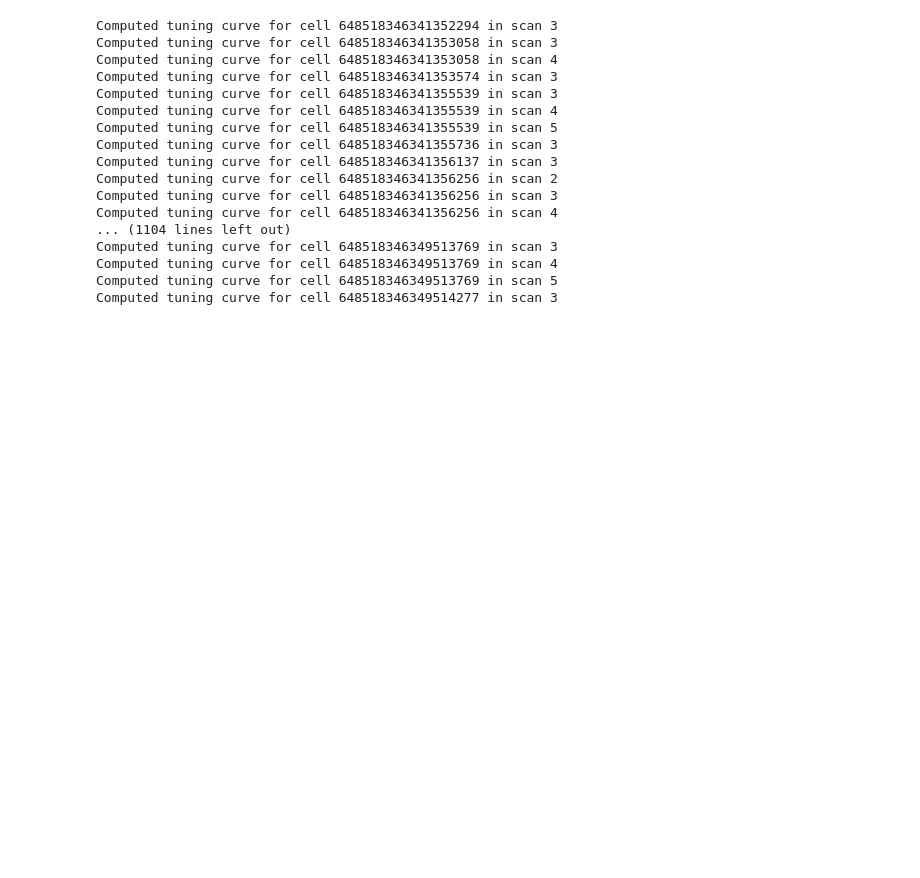
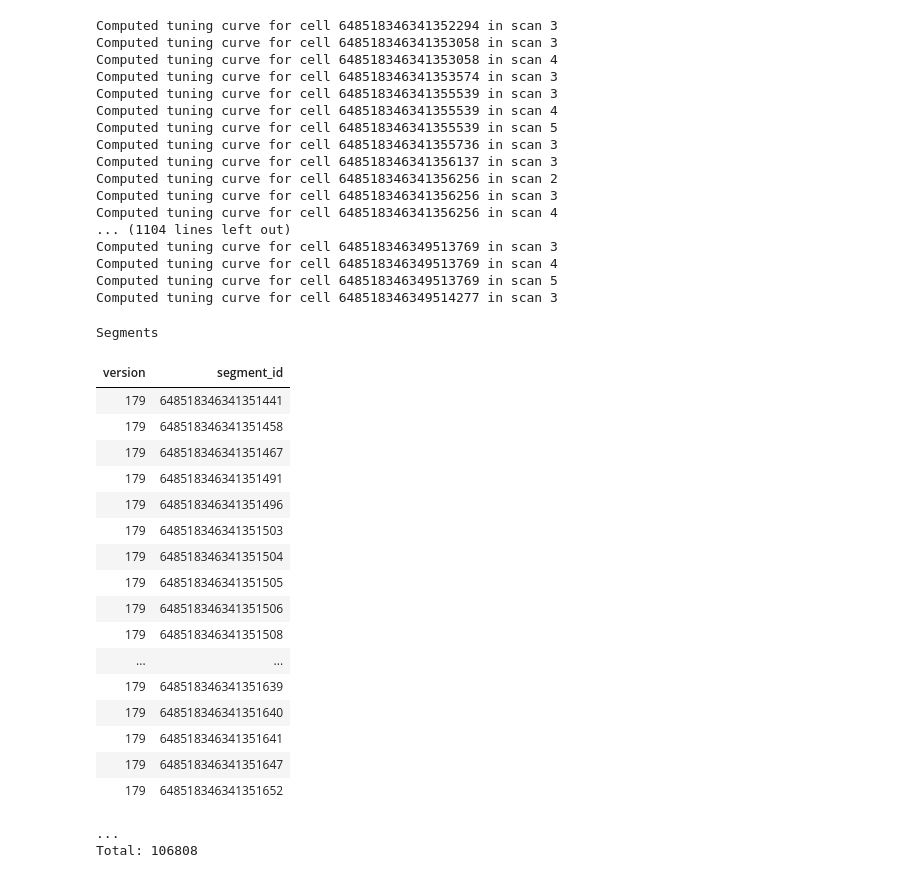
Before and after one commit to seung-lab/datajoint_seung, a Jupyter notebook: pinky/pinky.ipynb, the cells around one changed output. Drawn from its saved outputs; the diff is of its cells as text; code cells hidden in the pictures; blank space fills up the shorter version.

```diff
--- a/pinky/pinky.ipynb
+++ b/pinky/pinky.ipynb
@@ -438,0 +437,23 @@ Computed tuning curve for cell 648518346349514277 in scan 3
+# %%
+Segment()
+# %% [output]
+Segments
+| version | segment_id |
+| 179 | 648518346341351441 |
+| 179 | 648518346341351458 |
+| 179 | 648518346341351467 |
+| 179 | 648518346341351491 |
+| 179 | 648518346341351496 |
+| 179 | 648518346341351503 |
+| 179 | 648518346341351504 |
+| 179 | 648518346341351505 |
+| 179 | 648518346341351506 |
+| 179 | 648518346341351508 |
+| ... | ... |
+| 179 | 648518346341351639 |
+| 179 | 648518346341351640 |
+| 179 | 648518346341351641 |
+| 179 | 648518346341351647 |
+| 179 | 648518346341351652 |
+...
+Total: 106808
```
Also changed, not shown: parts of 9 cells of this notebook, 2 other files.
